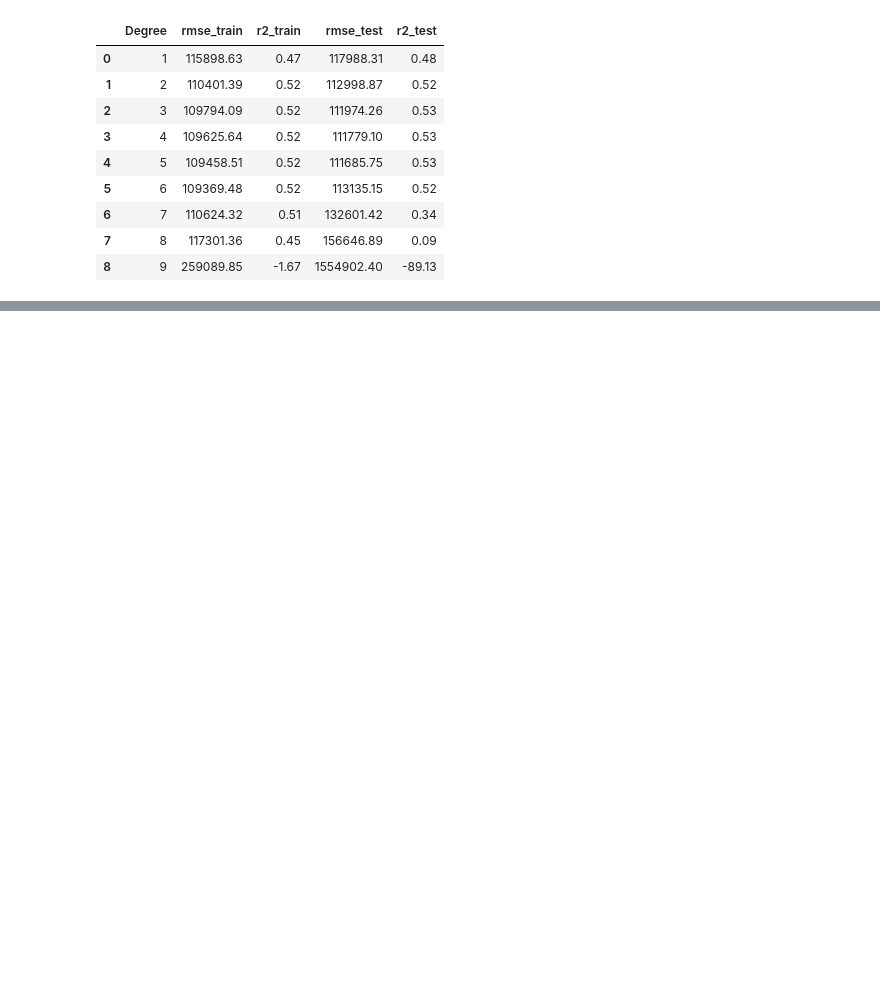
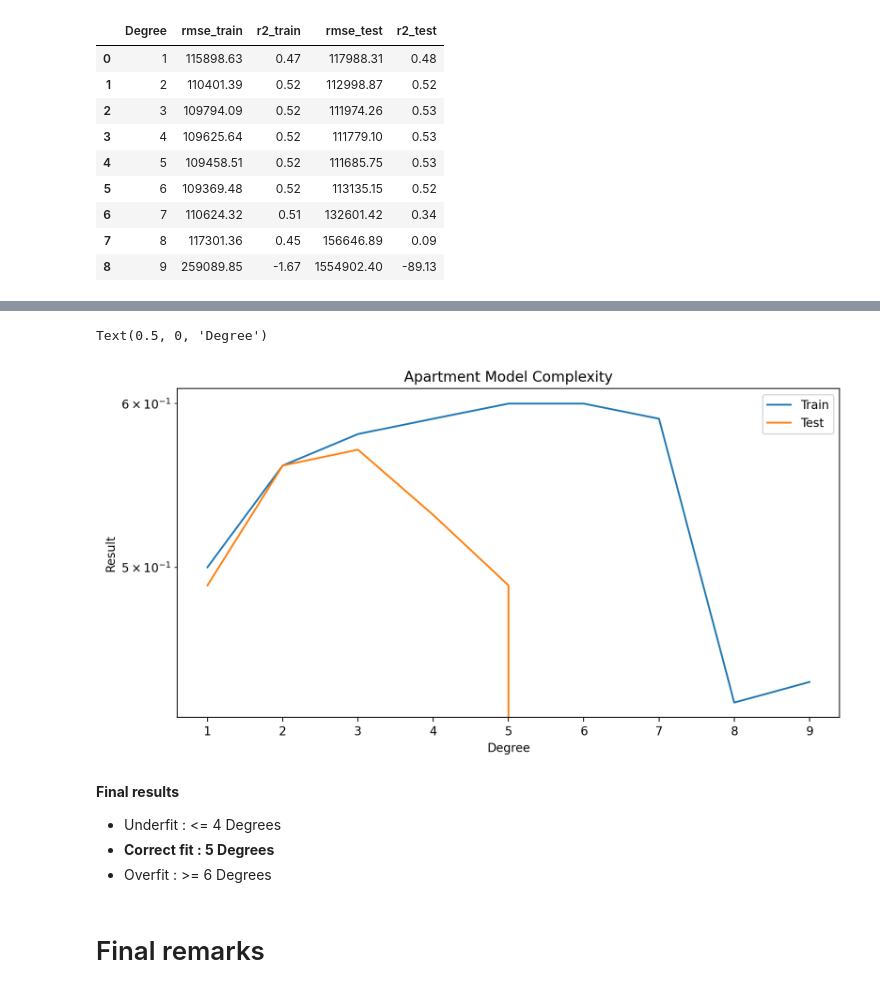
Before and after one commit to KNobles/challenge-regression, a Jupyter notebook: Final.ipynb, the cells around one changed output, grey strips where cells are left out. Cells and saved outputs as stored; diff of their text form; code cells hidden in the pictures; blank space fills up the shorter version.

```diff
--- a/Final.ipynb
+++ b/Final.ipynb
@@ -578,0 +618,6 @@ Text(0.5, 0, 'Degree')
+# %%
+X_train, X_test, Y_train, Y_test = train_test_split(X, Y, test_size = 0.2, random_state=5)
+print(X_train.shape)
+print(X_test.shape)
+print(Y_train.shape)
+print(Y_test.shape)
@@ -578,0 +673,7 @@ Text(0.5, 0, 'Degree')
+# %%
+results_list = []
+# %%
+for i in range(1,10):
+    results_list.append(create_polynomial_regression_model(i))
+# %%
+df_results = pd.DataFrame(results_list)
@@ -578,0 +693,19 @@ Text(0.5, 0, 'Degree')
+# %%
+fig = plt.figure(figsize=(10,5), dpi=200)
+plt.plot(df_results['Degree'], df_results['r2_train'], label='Train')
+plt.plot(df_results['Degree'], df_results['r2_test'], label='Test')
+plt.yscale('log')
+plt.legend()
+plt.title('Apartment Model Complexity')
+plt.ylabel('Result')
+plt.xlabel('Degree')
+# %% [output]
+Text(0.5, 0, 'Degree')
+[figure, added]
+# %% [markdown]
+**Final results**
+* Underfit : <= 4 Degrees
+* **Correct fit : 5 Degrees**
+* Overfit : >= 6 Degrees
+# %% [markdown]
+# Final remarks
```
Also changed, not shown: parts of 23 cells of this notebook.
